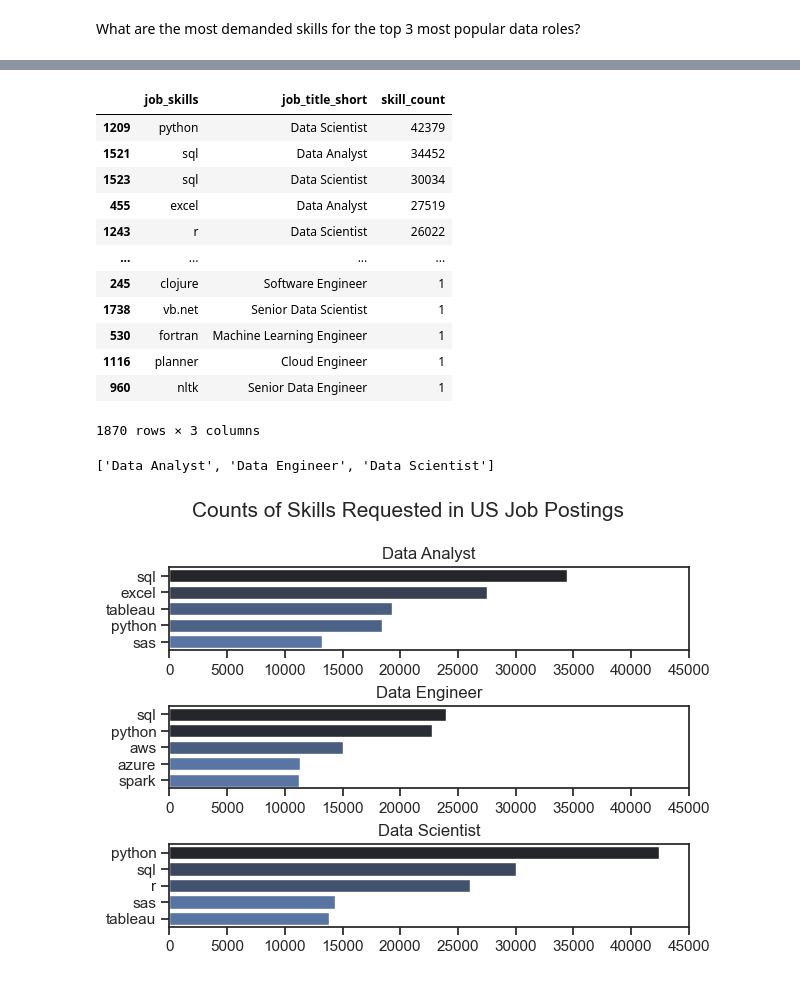
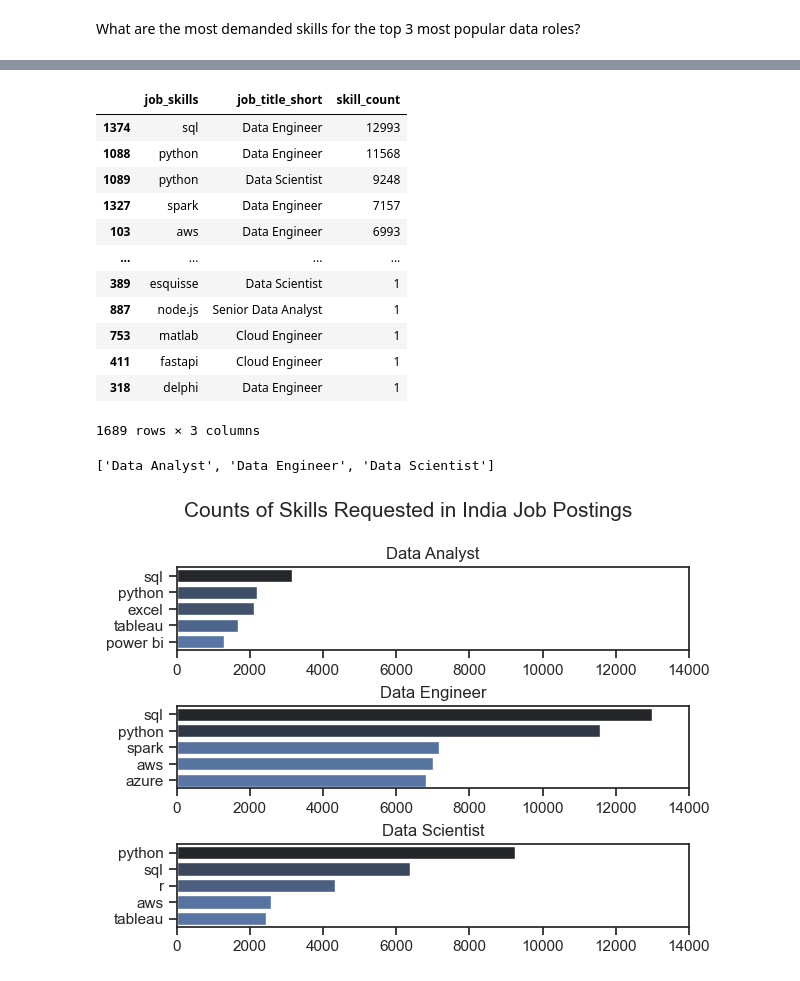
Before and after one commit to aryangupta-7/Data-Career-Market-Insights, a Jupyter notebook: 2_Skills_Count.ipynb, the cells around one changed output, grey strips where cells are left out. Saved outputs shown, nothing was run; the diff lists cells and outputs as text; code cells hidden in the pictures.

```diff
--- a/2_Skills_Count.ipynb
+++ b/2_Skills_Count.ipynb
@@ -21,7 +21,7 @@ Filter Data for The USA
 # %%
-df_US = df[df['job_country'] == 'United States']
+df_IN = df[df['job_country'] == 'India']
 # %%
-df_skills = df_US.explode('job_skills')
+df_skills = df_IN.explode('job_skills')
 
 df_skills[['job_title', 'job_skills']]
 # %% [output]
@@ -51,18 +51,18 @@ df_skills_count.sort_values(by='skill_count', ascending=False, inplace=True)
 df_skills_count
 # %% [output]
 |  | job_skills | job_title_short | skill_count |
-| 1209 | python | Data Scientist | 42379 |
-| 1521 | sql | Data Analyst | 34452 |
-| 1523 | sql | Data Scientist | 30034 |
-| 455 | excel | Data Analyst | 27519 |
-| 1243 | r | Data Scientist | 26022 |
+| 1374 | sql | Data Engineer | 12993 |
+| 1088 | python | Data Engineer | 11568 |
+| 1089 | python | Data Scientist | 9248 |
+| 1327 | spark | Data Engineer | 7157 |
+| 103 | aws | Data Engineer | 6993 |
 | ... | ... | ... | ... |
-| 245 | clojure | Software Engineer | 1 |
-| 1738 | vb.net | Senior Data Scientist | 1 |
-| 530 | fortran | Machine Learning Engineer | 1 |
-| 1116 | planner | Cloud Engineer | 1 |
-| 960 | nltk | Senior Data Engineer | 1 |
+| 389 | esquisse | Data Scientist | 1 |
+| 887 | node.js | Senior Data Analyst | 1 |
+| 753 | matlab | Cloud Engineer | 1 |
+| 411 | fastapi | Cloud Engineer | 1 |
+| 318 | delphi | Data Engineer | 1 |
-1870 rows × 3 columns
+1689 rows × 3 columns
 # %%
 job_titles = df_skills_count['job_title_short'].unique().tolist()
 
@@ -74,22 +74,22 @@ job_titles
 # %%
 fig, ax = plt.subplots(len(job_titles), 1)
 
 sns.set_theme(style='ticks')
 
 for i, job_title in enumerate(job_titles):
     df_plot = df_skills_count[df_skills_count['job_title_short'] == job_title].head(5)[::-1]
     sns.barplot(data=df_plot, x='skill_count', y='job_skills', ax=ax[i], hue='skill_count', palette='dark:b_r')
     ax[i].set_title(job_title)
     ax[i].invert_yaxis()
     ax[i].set_ylabel('')
     ax[i].set_xlabel('')
     ax[i].get_legend().remove()
-    ax[i].set_xlim(0, 45000) # make the scales the same
+    ax[i].set_xlim(0, 14000) # make the scales the same
 
-fig.suptitle('Counts of Skills Requested in US Job Postings', fontsize=15)
+fig.suptitle('Counts of Skills Requested in India Job Postings', fontsize=15)
 fig.tight_layout(h_pad=0.5) # fix the overlap
 plt.show()
 # %% [output]
-[figure, old version]
+[figure, new version]
 # %%
 # Use original df to get the count of job titles
```
Also changed, not shown: parts of 5 cells of this notebook, 1 other file.
